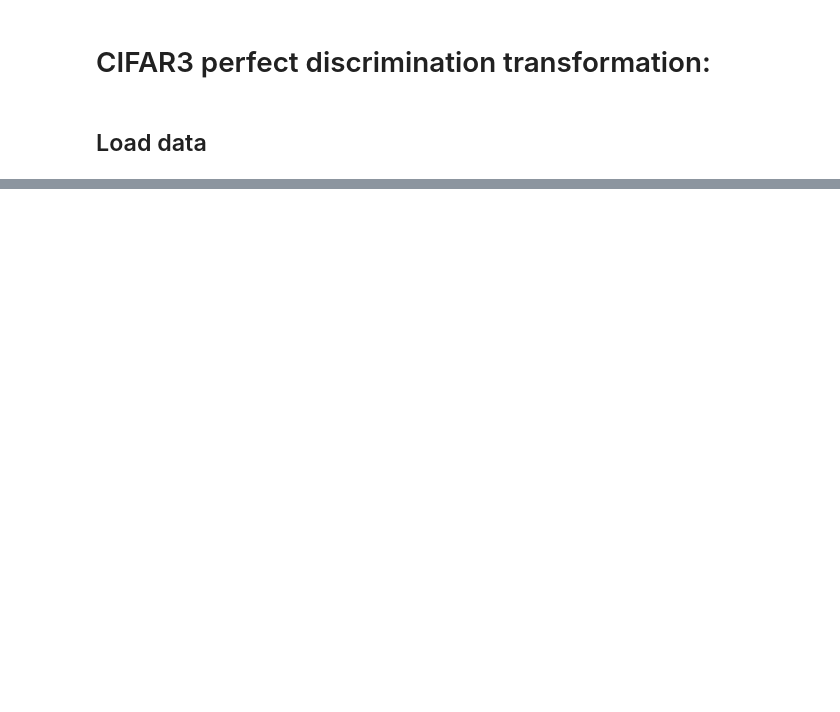
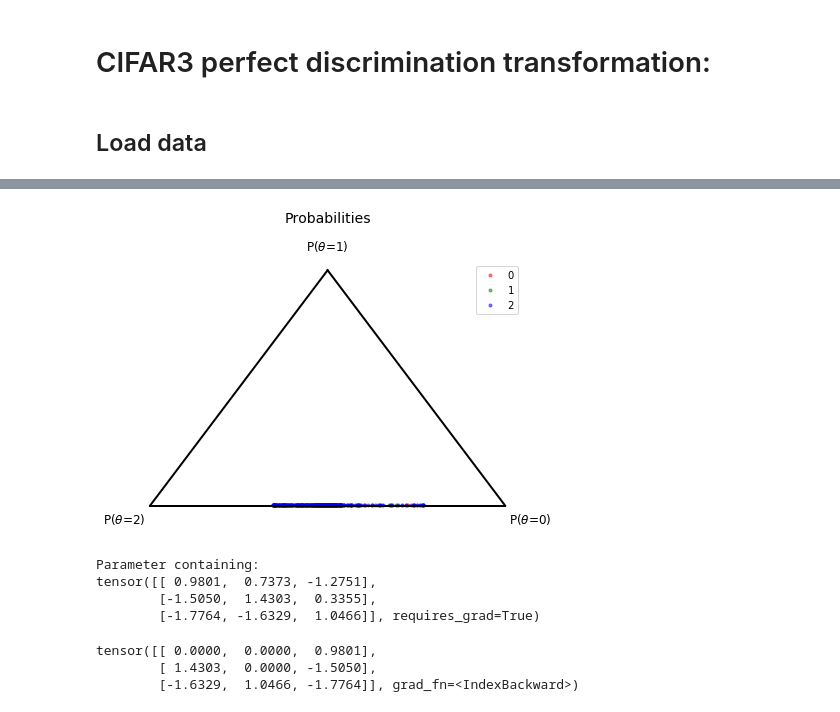
Before and after one commit to SergioAlvarezB/calibration-normalizing-flows, a Jupyter notebook: notebooks/cifar3-perfect-discrimination.ipynb, the cells around one changed output, grey strips where cells are left out. Saved outputs shown, nothing was run; the diff lists cells and outputs as text; code cells hidden in the pictures; blank space fills up the shorter version.

```diff
--- a/notebooks/cifar3-perfect-discrimination.ipynb
+++ b/notebooks/cifar3-perfect-discrimination.ipynb
@@ -80,0 +161,21 @@ nll_nvp
+# %%
+fig, ax = plt.subplots(figsize=(7, 5))
+
+ax = plot_prob_simplex(model(torch_logits), target=target, ax=ax)
+
+plt.show()
+# %% [output]
+[figure, added]
+# %%
+mlp.layers[-1].w2
+# %% [output]
+Parameter containing:
+tensor([[ 0.9801,  0.7373, -1.2751],
+        [-1.5050,  1.4303,  0.3355],
+        [-1.7764, -1.6329,  1.0466]], requires_grad=True)
+# %%
+torch.tril(mlp.layers[-1].w2)[:, mlp.layers[-1].perm2]
+# %% [output]
+tensor([[ 0.0000,  0.0000,  0.9801],
+        [ 1.4303,  0.0000, -1.5050],
+        [-1.6329,  1.0466, -1.7764]], grad_fn=<IndexBackward>)
```
Also changed, not shown: parts of 13 cells of this notebook, 9 other files.
